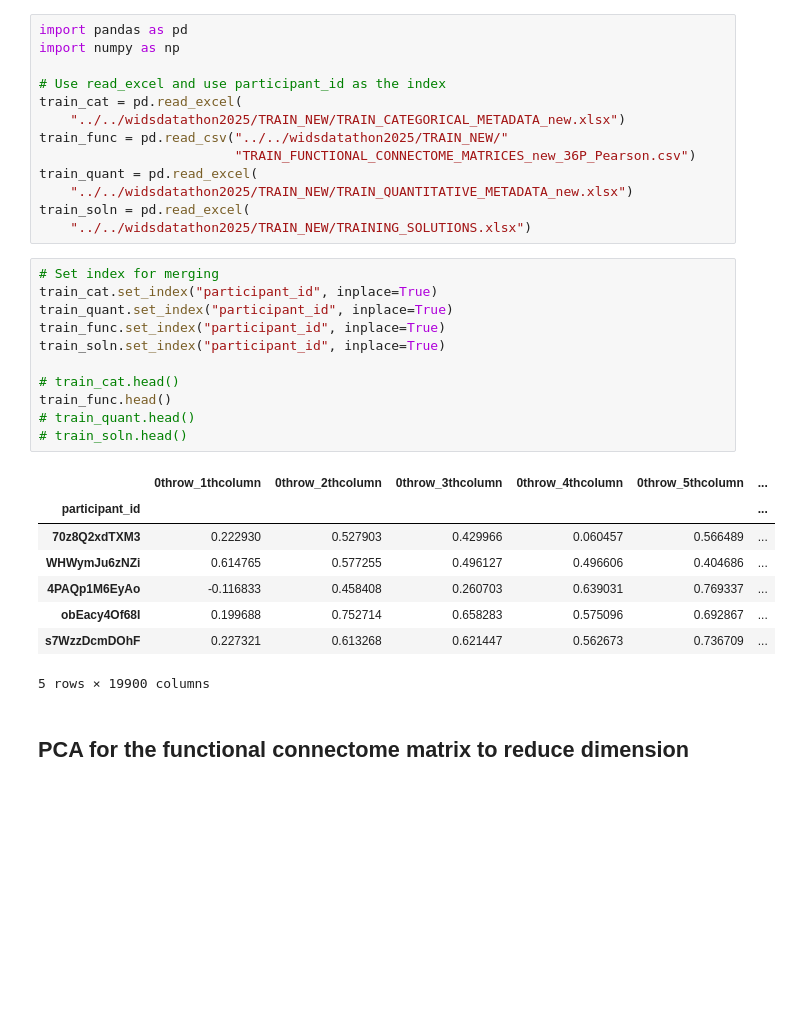
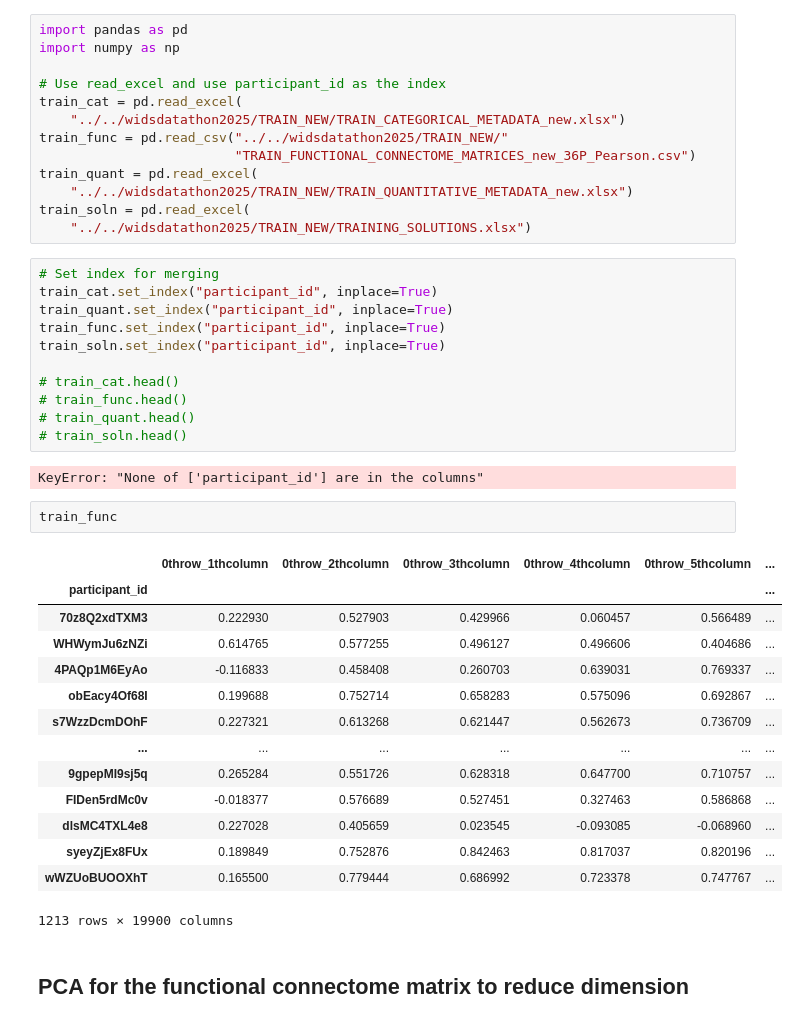
Before and after one commit to itszoetom/WiDSdatathon, a Jupyter notebook: model/pca_rf_nn.ipynb, the cells around one changed output. Saved outputs shown, nothing was run; the diff lists cells and outputs as text; blank space fills up the shorter version.

```diff
--- a/model/pca_rf_nn.ipynb
+++ b/model/pca_rf_nn.ipynb
@@ -21,18 +21,28 @@ train_func.set_index("participant_id", inplace=True)
 train_soln.set_index("participant_id", inplace=True)
 
 # train_cat.head()
-train_func.head()
+# train_func.head()
 # train_quant.head()
 # train_soln.head()
 # %% [output]
-|  | 0throw_1thcolumn | 0throw_2thcolumn | 0throw_3thcolumn | 0throw_4thcolumn | 0throw_5thcolumn | ... |
-| participant_id |  |  |  |  |  | ... |
-| 70z8Q2xdTXM3 | 0.222930 | 0.527903 | 0.429966 | 0.060457 | 0.566489 | ... |
-| WHWymJu6zNZi | 0.614765 | 0.577255 | 0.496127 | 0.496606 | 0.404686 | ... |
-| 4PAQp1M6EyAo | -0.116833 | 0.458408 | 0.260703 | 0.639031 | 0.769337 | ... |
-| obEacy4Of68I | 0.199688 | 0.752714 | 0.658283 | 0.575096 | 0.692867 | ... |
-| s7WzzDcmDOhF | 0.227321 | 0.613268 | 0.621447 | 0.562673 | 0.736709 | ... |
-5 rows × 19900 columns
+KeyError: "None of ['participant_id'] are in the columns"
+# %%
+train_func
+# %% [output]
+|  | 0throw_1thcolumn | 0throw_2thcolumn | 0throw_3thcolumn | 0throw_4thcolumn | 0throw_5thcolumn | ... |
+| participant_id |  |  |  |  |  | ... |
+| 70z8Q2xdTXM3 | 0.222930 | 0.527903 | 0.429966 | 0.060457 | 0.566489 | ... |
+| WHWymJu6zNZi | 0.614765 | 0.577255 | 0.496127 | 0.496606 | 0.404686 | ... |
+| 4PAQp1M6EyAo | -0.116833 | 0.458408 | 0.260703 | 0.639031 | 0.769337 | ... |
+| obEacy4Of68I | 0.199688 | 0.752714 | 0.658283 | 0.575096 | 0.692867 | ... |
+| s7WzzDcmDOhF | 0.227321 | 0.613268 | 0.621447 | 0.562673 | 0.736709 | ... |
+| ... | ... | ... | ... | ... | ... | ... |
+| 9gpepMI9sj5q | 0.265284 | 0.551726 | 0.628318 | 0.647700 | 0.710757 | ... |
+| FIDen5rdMc0v | -0.018377 | 0.576689 | 0.527451 | 0.327463 | 0.586868 | ... |
+| dlsMC4TXL4e8 | 0.227028 | 0.405659 | 0.023545 | -0.093085 | -0.068960 | ... |
+| syeyZjEx8FUx | 0.189849 | 0.752876 | 0.842463 | 0.817037 | 0.820196 | ... |
+| wWZUoBUOOXhT | 0.165500 | 0.779444 | 0.686992 | 0.723378 | 0.747767 | ... |
+1213 rows × 19900 columns
 # %% [markdown]
 ## PCA for the functional connectome matrix to reduce dimension
 # %%
```
Also changed, not shown: parts of 6 cells of this notebook.
